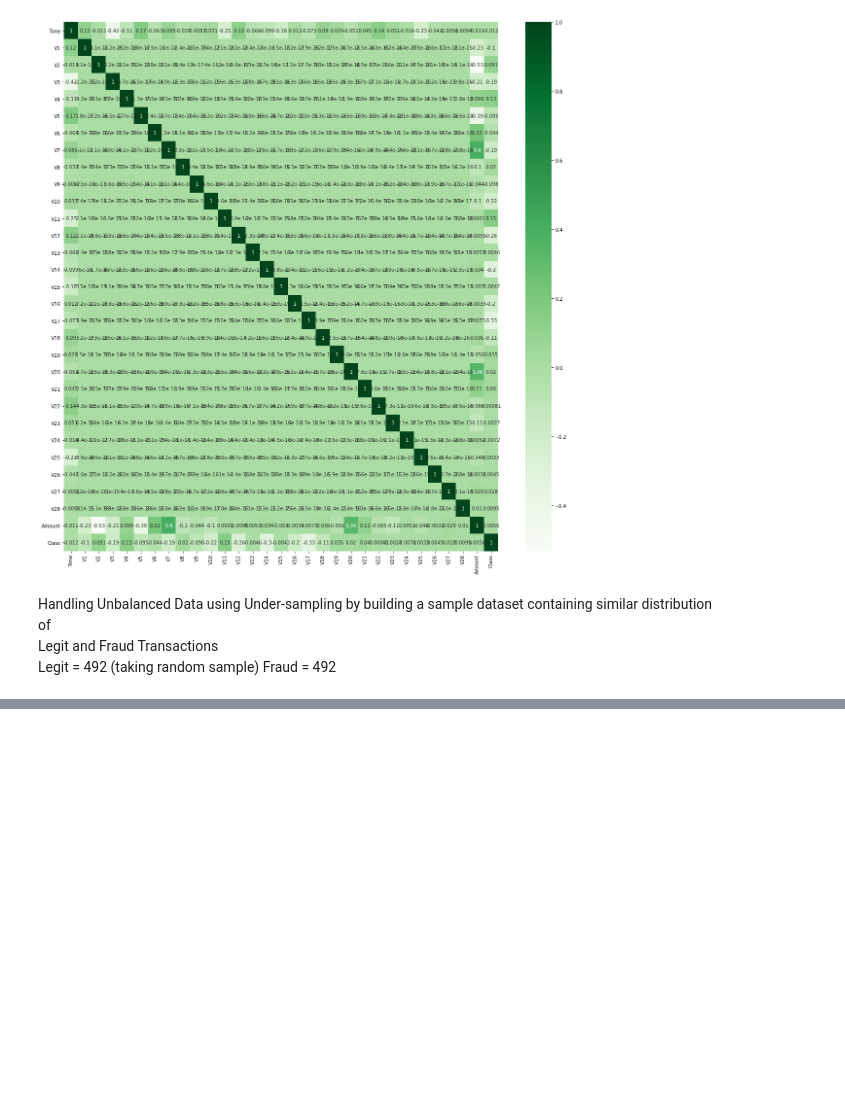
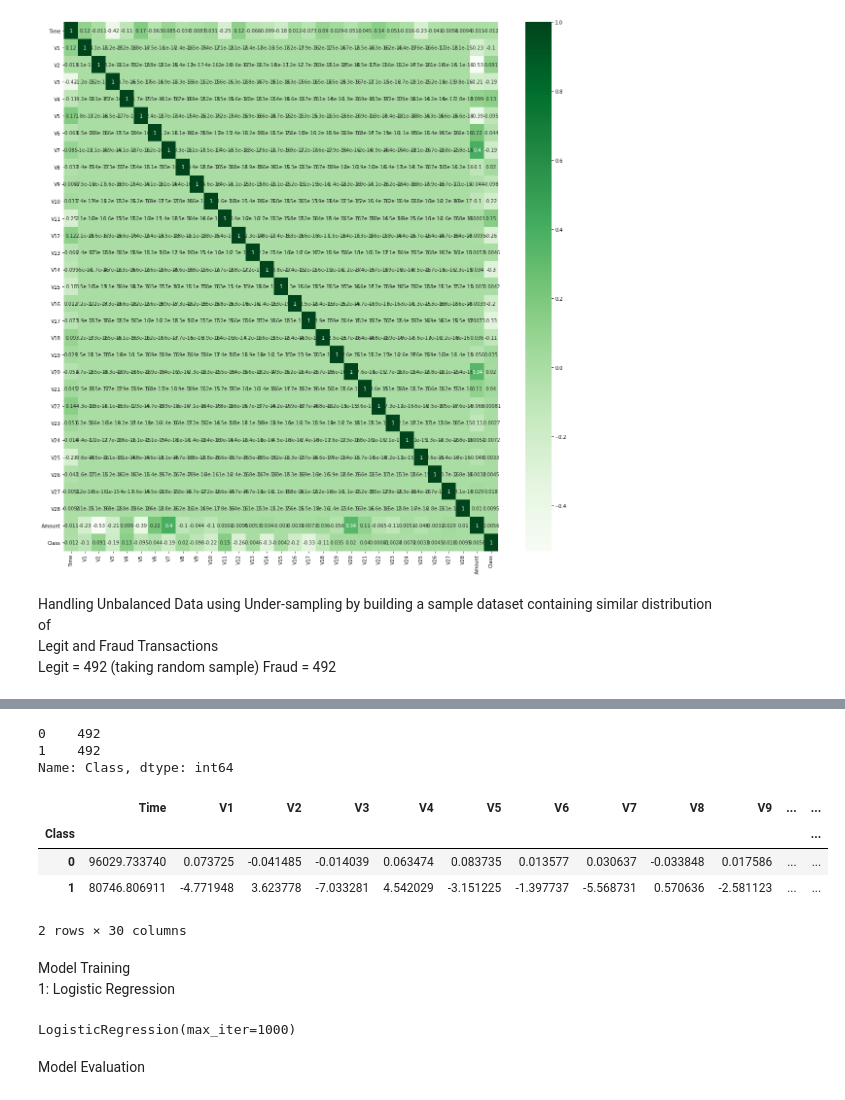
Before and after one commit to abhik12295/credit_card_fraud_detection, a Jupyter notebook: cc_fraud_detection.ipynb, the cells around one changed output, grey strips where cells are left out. Drawn from its saved outputs; the diff is of its cells as text; code cells hidden in the pictures; blank space fills up the shorter version.

```diff
--- a/cc_fraud_detection.ipynb
+++ b/cc_fraud_detection.ipynb
@@ -249,3 +251,17 @@ new_df
 | 281144 | 169966.0 | -3.113832 | 0.585864 | -5.399730 | 1.817092 | -0.840618 | -2.943548 | -2.208002 | 1.058733 | -1.632333 | ... | ... |
 | 281674 | 170348.0 | 1.991976 | 0.158476 | -2.583441 | 0.408670 | 1.151147 | -0.096695 | 0.223050 | -0.068384 | 0.577829 | ... | ... |
 984 rows × 31 columns
+# %%
+new_df['Class'].value_counts()
+# %% [output]
+0    492
+1    492
+Name: Class, dtype: int64
+# %%
+new_df.groupby('Class').mean()
+# %% [output]
+|  | Time | V1 | V2 | V3 | V4 | V5 | V6 | V7 | V8 | V9 | ... | ... |
+| Class |  |  |  |  |  |  |  |  |  |  |  | ... |
+| 0 | 96029.733740 | 0.073725 | -0.041485 | -0.014039 | 0.063474 | 0.083735 | 0.013577 | 0.030637 | -0.033848 | 0.017586 | ... | ... |
+| 1 | 80746.806911 | -4.771948 | 3.623778 | -7.033281 | 4.542029 | -3.151225 | -1.397737 | -5.568731 | 0.570636 | -2.581123 | ... | ... |
+2 rows × 30 columns
@@ -251,0 +275,10 @@ new_df
+# %% [markdown]
+Model Training<br>
+1: Logistic Regression <br>
+# %%
+model = LogisticRegression(solver='lbfgs', max_iter=1000)
+model.fit(X_train, y_train)
+# %% [output]
+LogisticRegression(max_iter=1000)
+# %% [markdown]
+Model Evaluation
```
Also changed, not shown: parts of 23 cells of this notebook.
